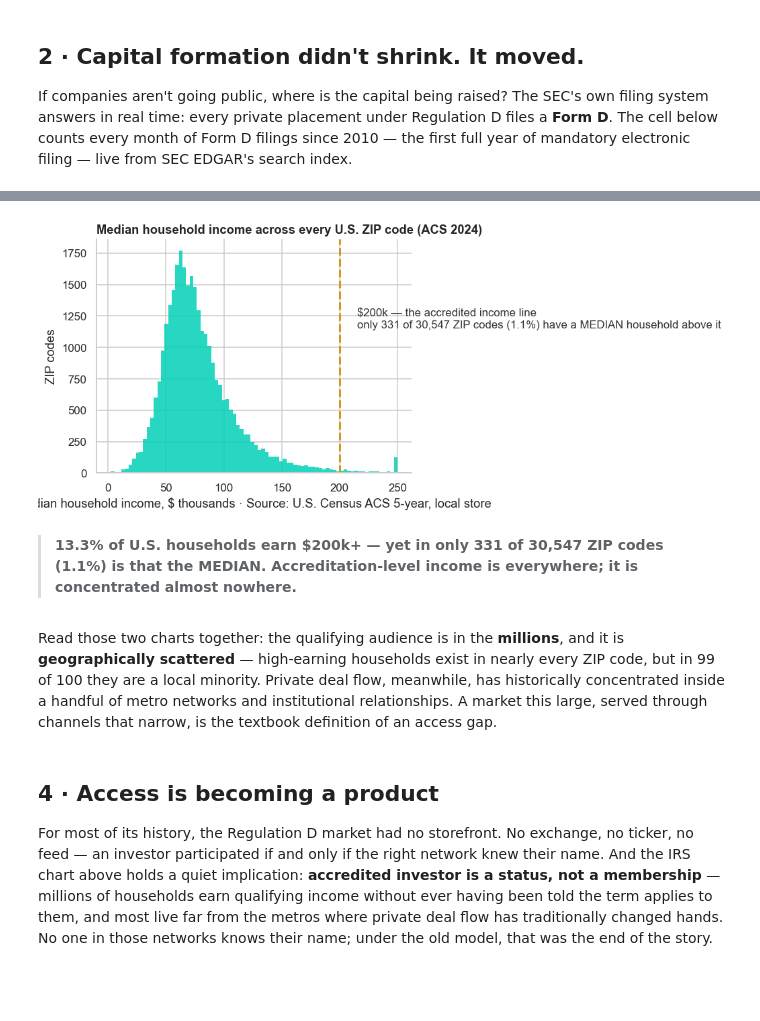
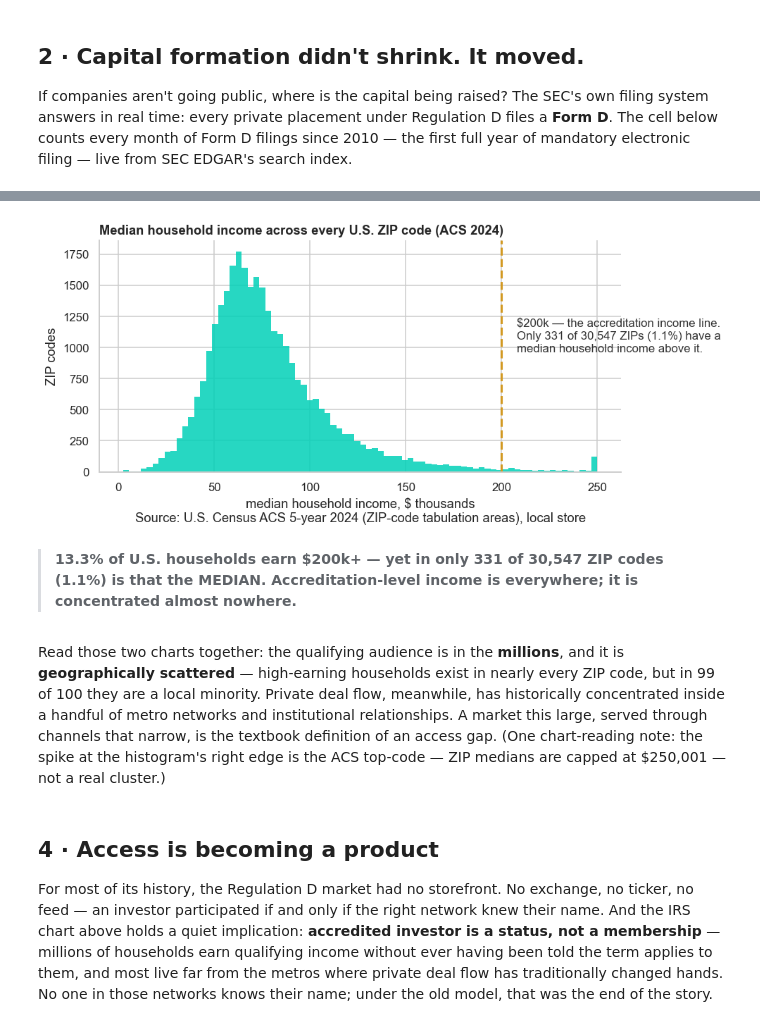
Before and after one commit to StartEngine/private-markets-research, a Jupyter notebook: private_markets.ipynb, the cells around one changed output, grey strips where cells are left out. Saved outputs shown, nothing was run; the diff lists cells and outputs as text; code cells hidden in the pictures; blank space fills up the shorter version.

```diff
--- a/private_markets.ipynb
+++ b/private_markets.ipynb
@@ -267,30 +254,29 @@ callout(f"{over/1e6:.1f} million U.S. tax returns — {share:.1f}% of all filers
 # %%
 con = sqlite3.connect(ACS_DB)
 zips = pd.read_sql_query(
     "SELECT median_household_income AS mhi, total_households AS hh, households_200k_plus AS hh200 "
     "FROM zcta WHERE median_household_income IS NOT NULL", con)
 con.close()
 n_zips = len(zips)
 rich_zips = int((zips.mhi >= 200_000).sum())
 hh_share = zips.hh200.sum() / zips.hh.sum() * 100
 
 fig, ax = plt.subplots(figsize=(9, 4.2))
 sns.histplot(zips.mhi / 1000, bins=80, color=ACCENT, alpha=0.85, ax=ax, edgecolor="none")
 ax.axvline(200, color="#d29922", lw=2, ls="--")
-ax.annotate(f"$200k — the accredited income line\nonly {rich_zips} of {n_zips:,} ZIP codes "
-            f"({rich_zips/n_zips:.1%}) have a MEDIAN household above it",
-            xy=(200, ax.get_ylim()[1] * 0.55), xytext=(215, ax.get_ylim()[1] * 0.62), color="#333")
+ax.annotate(f"$200k — the accreditation income line.\nOnly {rich_zips} of {n_zips:,} ZIPs ({rich_zips/n_zips:.1%}) have a\nmedian household income above it.",
+            xy=(200, ax.get_ylim()[1] * 0.5), xytext=(208, ax.get_ylim()[1] * 0.52), color="#333")
 ax.set_title("Median household income across every U.S. ZIP code (ACS 2024)",
              loc="left", fontweight="bold")
-ax.set_xlabel("median household income, $ thousands · Source: U.S. Census ACS 5-year, local store")
+ax.set_xlabel("median household income, $ thousands\nSource: U.S. Census ACS 5-year 2024 (ZIP-code tabulation areas), local store")
 ax.set_ylabel("ZIP codes")
 plt.tight_layout(); plt.show()
 
 callout(f"{hh_share:.1f}% of U.S. households earn $200k+ — yet in only {rich_zips} of "
         f"{n_zips:,} ZIP codes ({rich_zips/n_zips:.1%}) is that the MEDIAN. Accreditation-level "
         f"income is everywhere; it is concentrated almost nowhere.")
 # %% [output]
-[figure, old version]
+[figure, new version]
 > **13.3% of U.S. households earn $200k+ — yet in only 331 of 30,547 ZIP codes (1.1%) is that the MEDIAN. Accreditation-level income is everywhere; it is concentrated almost nowhere.**
 # %% [markdown]
 Read those two charts together: the qualifying audience is in the **millions**, and it is
@@ -298,7 +284,8 @@ Read those two charts together: the qualifying audience is in the **millions**,
 in 99 of 100 they are a local minority. Private deal flow, meanwhile, has historically
 concentrated inside a handful of metro networks and institutional relationships. A market
 this large, served through channels that narrow, is the textbook definition of an access
-gap.
+gap. (One chart-reading note: the spike at the histogram's right edge is the ACS top-code —
+ZIP medians are capped at \$250,001 — not a real cluster.)
 # %% [markdown]
 ## 4 · Access is becoming a product
 
```
Also changed, not shown: parts of 11 cells of this notebook, 1 other file.
